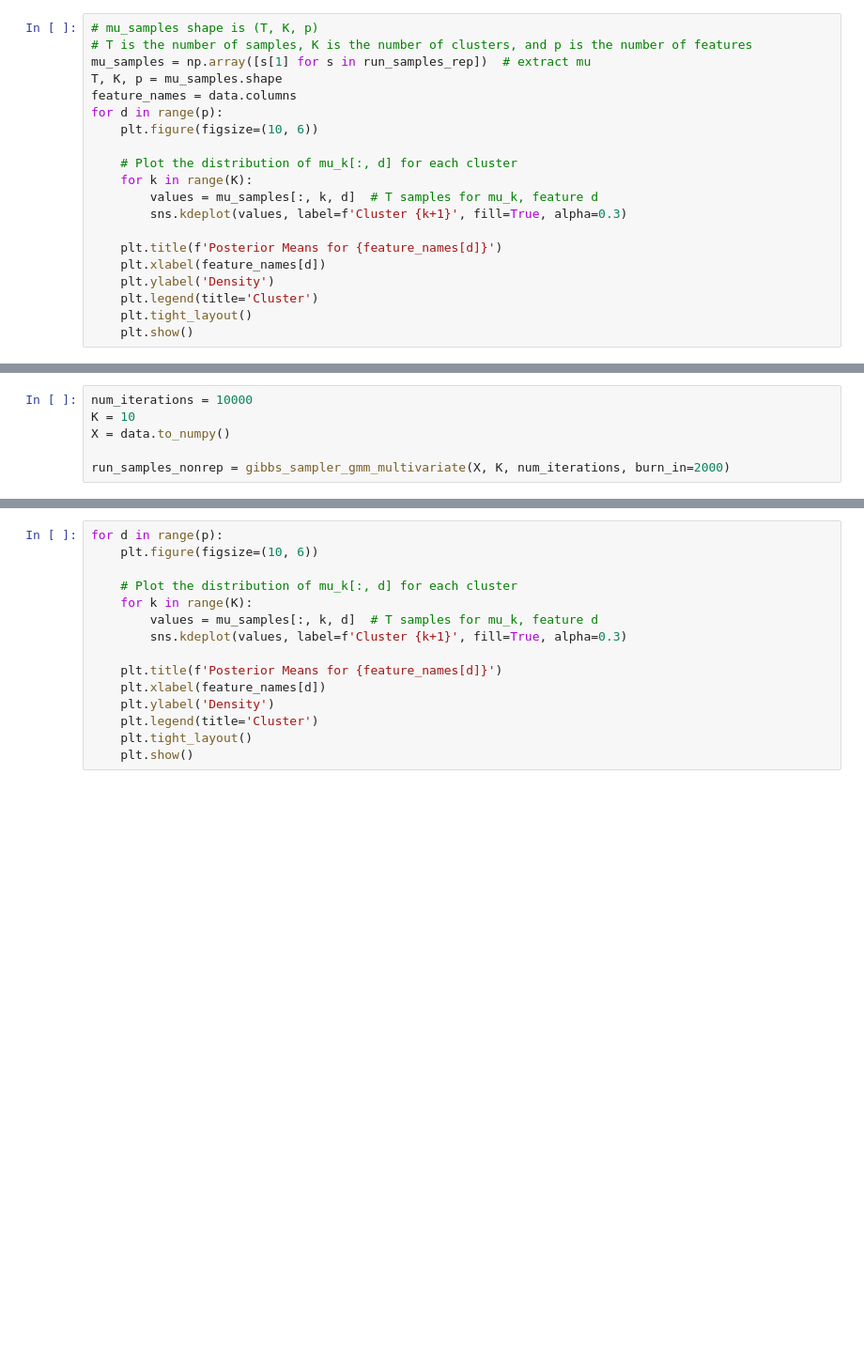
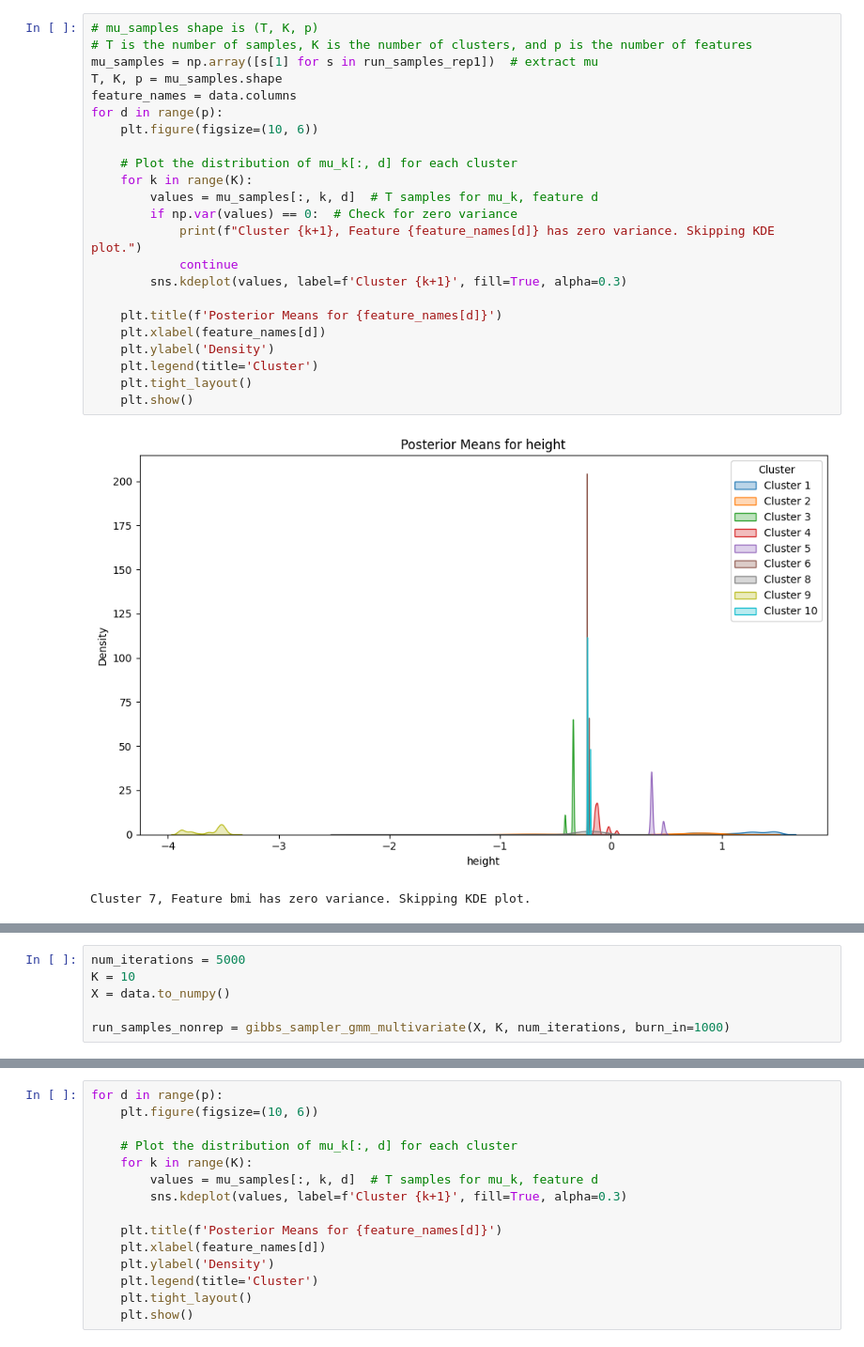
Before and after one commit to yq1821/M4R, a Jupyter notebook: high_dimension.ipynb, the cells around one changed output, grey strips where cells are left out. Shown at 94% size. Drawn from its saved outputs; the diff is of its cells as text; blank space fills up the shorter version.

```diff
--- a/high_dimension.ipynb
+++ b/high_dimension.ipynb
@@ -67,20 +267,26 @@ for (k, d) in plot_targets:
 # %%
 # mu_samples shape is (T, K, p)
 # T is the number of samples, K is the number of clusters, and p is the number of features
-mu_samples = np.array([s[1] for s in run_samples_rep])  # extract mu
+mu_samples = np.array([s[1] for s in run_samples_rep1])  # extract mu
 T, K, p = mu_samples.shape
 feature_names = data.columns
 for d in range(p):
     plt.figure(figsize=(10, 6))
 
     # Plot the distribution of mu_k[:, d] for each cluster
     for k in range(K):
         values = mu_samples[:, k, d]  # T samples for mu_k, feature d
+        if np.var(values) == 0:  # Check for zero variance
+            print(f"Cluster {k+1}, Feature {feature_names[d]} has zero variance. Skipping KDE plot.")
+            continue
         sns.kdeplot(values, label=f'Cluster {k+1}', fill=True, alpha=0.3)
 
     plt.title(f'Posterior Means for {feature_names[d]}')
     plt.xlabel(feature_names[d])
     plt.ylabel('Density')
     plt.legend(title='Cluster')
     plt.tight_layout()
     plt.show()
+# %% [output]
+[figure, added]
+Cluster 7, Feature bmi has zero variance. Skipping KDE plot.
@@ -87,9 +302,9 @@ for d in range(p):
 # %%
-num_iterations = 10000
+num_iterations = 5000
 K = 10
 X = data.to_numpy()
 
-run_samples_nonrep = gibbs_sampler_gmm_multivariate(X, K, num_iterations, burn_in=2000)
+run_samples_nonrep = gibbs_sampler_gmm_multivariate(X, K, num_iterations, burn_in=1000)
 # %%
 import matplotlib.pyplot as plt
 import numpy as np
```
Also changed, not shown: parts of 14 cells of this notebook, 1 other file.
